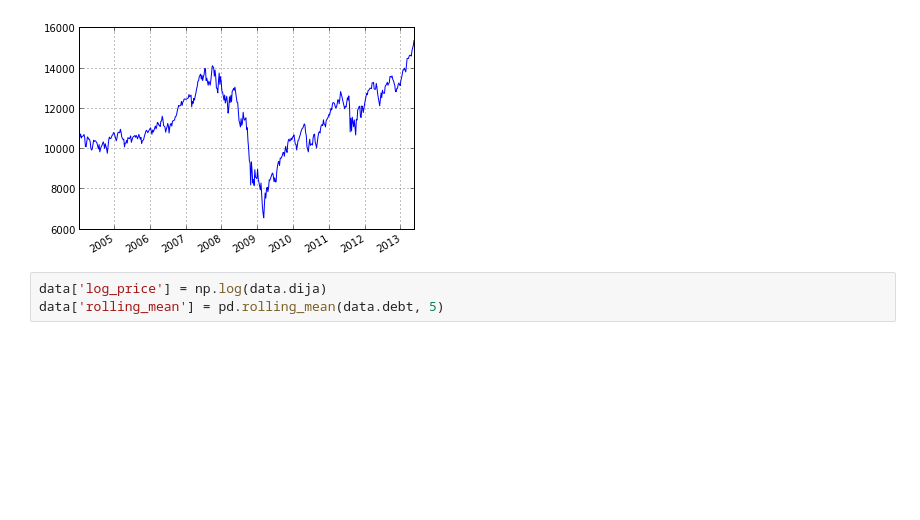
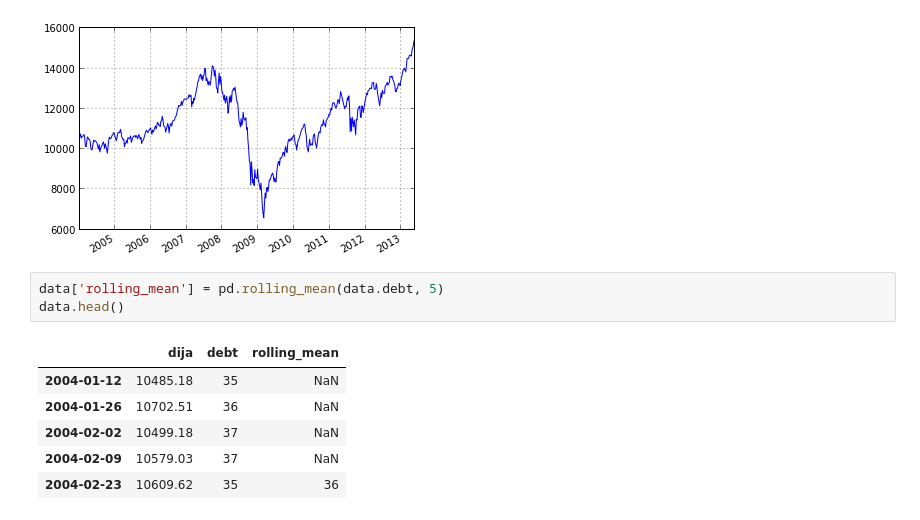
Before and after one commit to twiecki/replicate_google_trends, a Jupyter notebook: goog_repl.ipynb, the cells around one changed output. Drawn from its saved outputs; the diff is of its cells as text; blank space fills up the shorter version.

```diff
--- a/goog_repl.ipynb
+++ b/goog_repl.ipynb
@@ -25,6 +48,13 @@ data.dija.plot()
 <matplotlib.axes.AxesSubplot at 0x...>
 [figure]
 # %%
-data['log_price'] = np.log(data.dija)
 data['rolling_mean'] = pd.rolling_mean(data.debt, 5)
+data.head()
+# %% [output]
+|  | dija | debt | rolling_mean |
+| 2004-01-12 | 10485.18 | 35 | NaN |
+| 2004-01-26 | 10702.51 | 36 | NaN |
+| 2004-02-02 | 10499.18 | 37 | NaN |
+| 2004-02-09 | 10579.03 | 37 | NaN |
+| 2004-02-23 | 10609.62 | 35 | 36 |
 # %%
```
Also changed, not shown: parts of 11 cells of this notebook, 1 other file.
